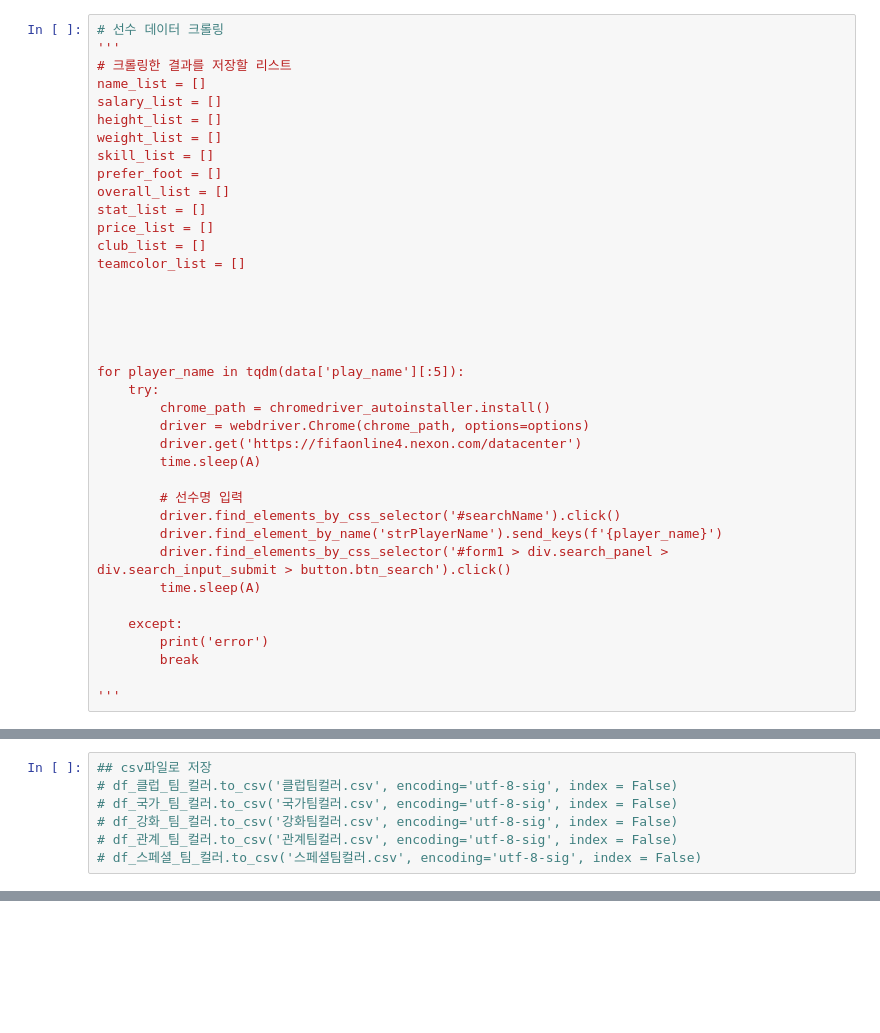
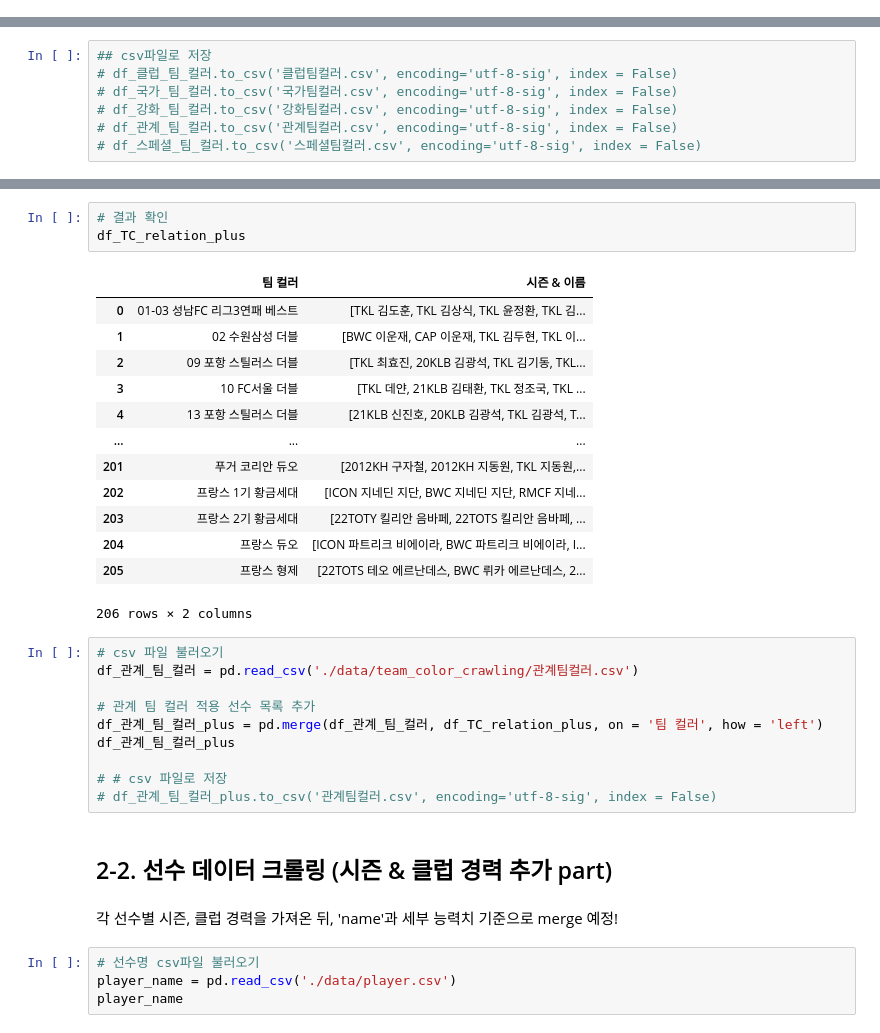
Before and after one commit to yhongju/FIFA-Online-4, a Jupyter notebook: crawling/crawling_team_color.ipynb, the cells around one changed output, grey strips where cells are left out. Cells and saved outputs as stored; diff of their text form; blank space fills up the shorter version.

Commit message:
Complete: team color crawling part done!
관계 팀 컬러별 조건 만족 선수 목록 크롤링 코드 완료

```diff
--- a/crawling/crawling_team_color.ipynb
+++ b/crawling/crawling_team_color.ipynb
@@ -108,38 +74,0 @@ data
-# %%
-# 선수 데이터 크롤링
-'''
-# 크롤링한 결과를 저장할 리스트
-name_list = []
-salary_list = []
-height_list = []
-weight_list = []
-skill_list = []
-prefer_foot = []
-overall_list = []
-stat_list = []
-price_list = []
-club_list = []
-teamcolor_list = []
-
-
-
-
-
-for player_name in tqdm(data['play_name'][:5]):
-    try:
-        chrome_path = chromedriver_autoinstaller.install()
-        driver = webdriver.Chrome(chrome_path, options=options)
-        driver.get('https://fifaonline4.nexon.com/datacenter')
-        time.sleep(A)
-
-        # 선수명 입력
-        driver.find_elements_by_css_selector('#searchName').click()
-        driver.find_element_by_name('strPlayerName').send_keys(f'{player_name}')
-        driver.find_elements_by_css_selector('#form1 > div.search_panel > div.search_input_submit > button.btn_search').click()
-        time.sleep(A)
-
-    except:
-        print('error')
-        break
-
-'''
@@ -639,0 +479,35 @@ CB
+# %%
+# 결과 확인
+df_TC_relation_plus
+# %% [output]
+|  | 팀 컬러 | 시즌 & 이름 |
+| 0 | 01-03 성남FC 리그3연패 베스트 | [TKL 김도훈, TKL 김상식, TKL 윤정환, TKL 김... |
+| 1 | 02 수원삼성 더블 | [BWC 이운재, CAP 이운재, TKL 김두현, TKL 이... |
+| 2 | 09 포항 스틸러스 더블 | [TKL 최효진, 20KLB 김광석, TKL 김기동, TKL... |
+| 3 | 10 FC서울 더블 | [TKL 데얀, 21KLB 김태환, TKL 정조국, TKL ... |
+| 4 | 13 포항 스틸러스 더블 | [21KLB 신진호, 20KLB 김광석, TKL 김광석, T... |
+| ... | ... | ... |
+| 201 | 푸거 코리안 듀오 | [2012KH 구자철, 2012KH 지동원, TKL 지동원,... |
+| 202 | 프랑스 1기 황금세대 | [ICON 지네딘 지단, BWC 지네딘 지단, RMCF 지네... |
+| 203 | 프랑스 2기 황금세대 | [22TOTY 킬리안 음바페, 22TOTS 킬리안 음바페, ... |
+| 204 | 프랑스 듀오 | [ICON 파트리크 비에이라, BWC 파트리크 비에이라, I... |
+| 205 | 프랑스 형제 | [22TOTS 테오 에르난데스, BWC 뤼카 에르난데스, 2... |
+206 rows × 2 columns
+# %%
+# csv 파일 불러오기
+df_관계_팀_컬러 = pd.read_csv('./data/team_color_crawling/관계팀컬러.csv')
+
+# 관계 팀 컬러 적용 선수 목록 추가
+df_관계_팀_컬러_plus = pd.merge(df_관계_팀_컬러, df_TC_relation_plus, on = '팀 컬러', how = 'left')
+df_관계_팀_컬러_plus
+
+# # csv 파일로 저장
+# df_관계_팀_컬러_plus.to_csv('관계팀컬러.csv', encoding='utf-8-sig', index = False)
+# %% [markdown]
+## 2-2. 선수 데이터 크롤링 (시즌 & 클럽 경력 추가 part)
+# %% [markdown]
+각 선수별 시즌, 클럽 경력을 가져온 뒤, 'name'과 세부 능력치 기준으로 merge 예정!
+# %%
+# 선수명 csv파일 불러오기
+player_name = pd.read_csv('./data/player.csv')
+player_name
```
Also changed, not shown: parts of 13 cells of this notebook.
